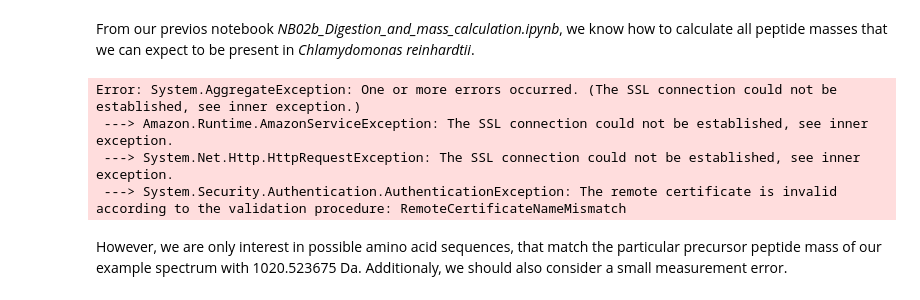
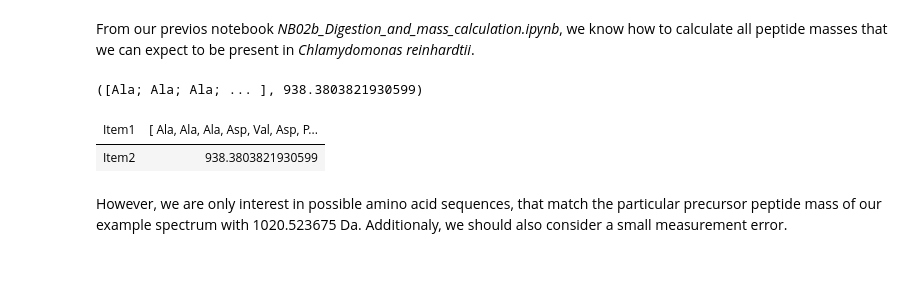
Before and after one commit to paulineHans/BIO-BTE-06-L-7, a Jupyter notebook: Notebooks/NB04b_Peptide_Identification.ipynb, the cells around one changed output. Drawn from its saved outputs; the diff is of its cells as text; code cells hidden in the pictures; blank space fills up the shorter version.

```diff
--- a/Notebooks/NB04b_Peptide_Identification.ipynb
+++ b/Notebooks/NB04b_Peptide_Identification.ipynb
@@ -246,29 +254,28 @@ From our previos notebook *NB02b\_Digestion\_and\_mass\_calculation.ipynb*, we k
 calculate all peptide masses that we can expect to be present in *Chlamydomonas reinhardtii*.
 # %%
 // Code-Block 4
-let path2 = Path.Combine[|directory;"downloads/Chlamy_JGI5_5(Cp_Mp).fasta"|]
-downloadFile path2 "Chlamy_JGI5_5(Cp_Mp).fasta" "bio-bte-06-l-7"
+let path2 = Path.Combine[|directory;"downloads/uniprotkb_proteome_UP000006906_2026_02_23.fasta"|]
+downloadFile path2 "uniprotkb_proteome_UP000006906_2026_02_23.fasta"
 
 let peptideAndMasses =
     path2
     |> IO.FastA.fromFile BioArray.ofAminoAcidString
     |> Seq.toArray
     |> Array.mapi (fun i fastAItem ->
         Digestion.BioArray.digest Digestion.Table.Trypsin i fastAItem.Sequence
         |> Digestion.BioArray.concernMissCleavages 0 0
     )
     |> Array.concat
     |> Array.map (fun peptide ->
         // calculate mass for each peptide
         peptide.PepSequence, BioSeq.toMonoisotopicMassWith (BioItem.monoisoMass ModificationInfo.Table.H2O) peptide.PepSequence
     )
 
 peptideAndMasses |> Array.head
 # %% [output]
-Error: System.AggregateException: One or more errors occurred. (The SSL connection could not be established, see inner exception.)
- ---> Amazon.Runtime.AmazonServiceException: The SSL connection could not be established, see inner exception.
- ---> System.Net.Http.HttpRequestException: The SSL connection could not be established, see inner exception.
- ---> System.Security.Authentication.AuthenticationException: The remote certificate is invalid according to the validation procedure: RemoteCertificateNameMismatch
+([Ala; Ala; Ala; ... ], 938.3803821930599)
+| Item1 | [ Ala, Ala, Ala, Asp, Val, Asp, P... |
+| Item2 | 938.3803821930599 |
 # %% [markdown]
 However, we are only interest in possible amino acid sequences, that match the particular precursor peptide mass of our example spectrum
 with 1020.523675 Da. Additionaly, we should also consider a small measurement error.
```
Also changed, not shown: parts of 7 cells of this notebook, 2 other files.
